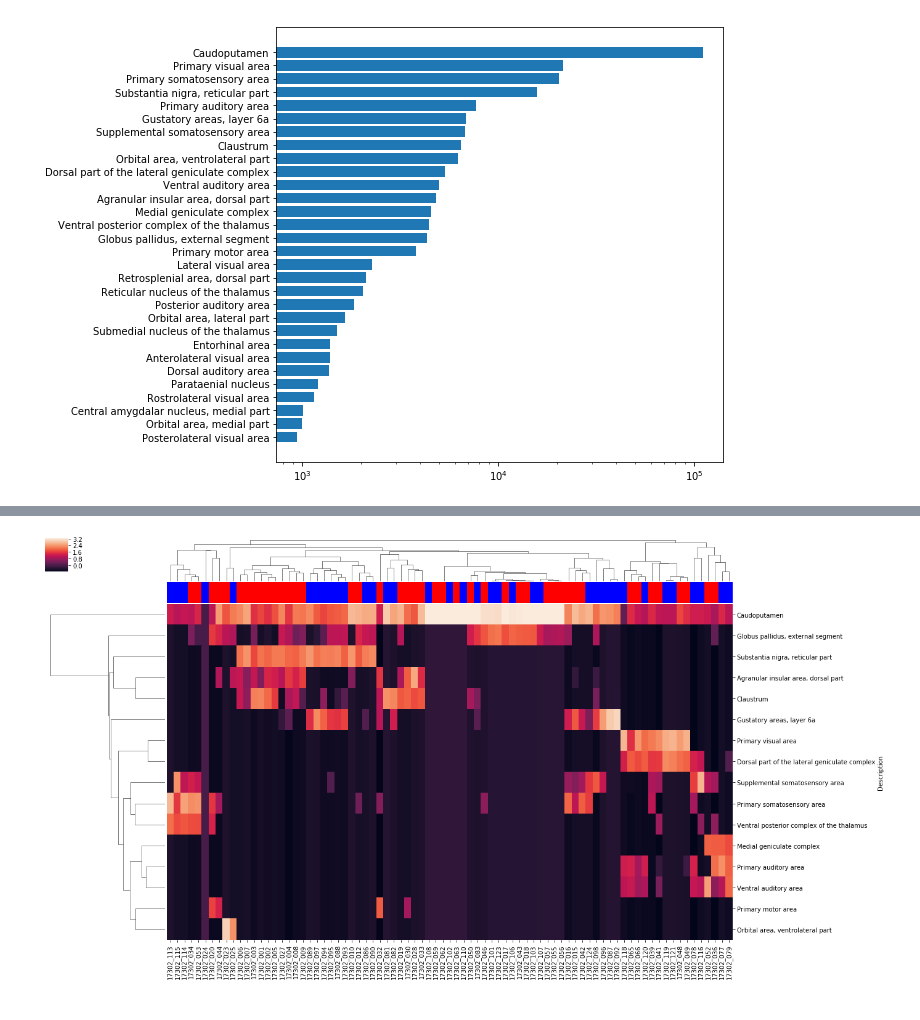
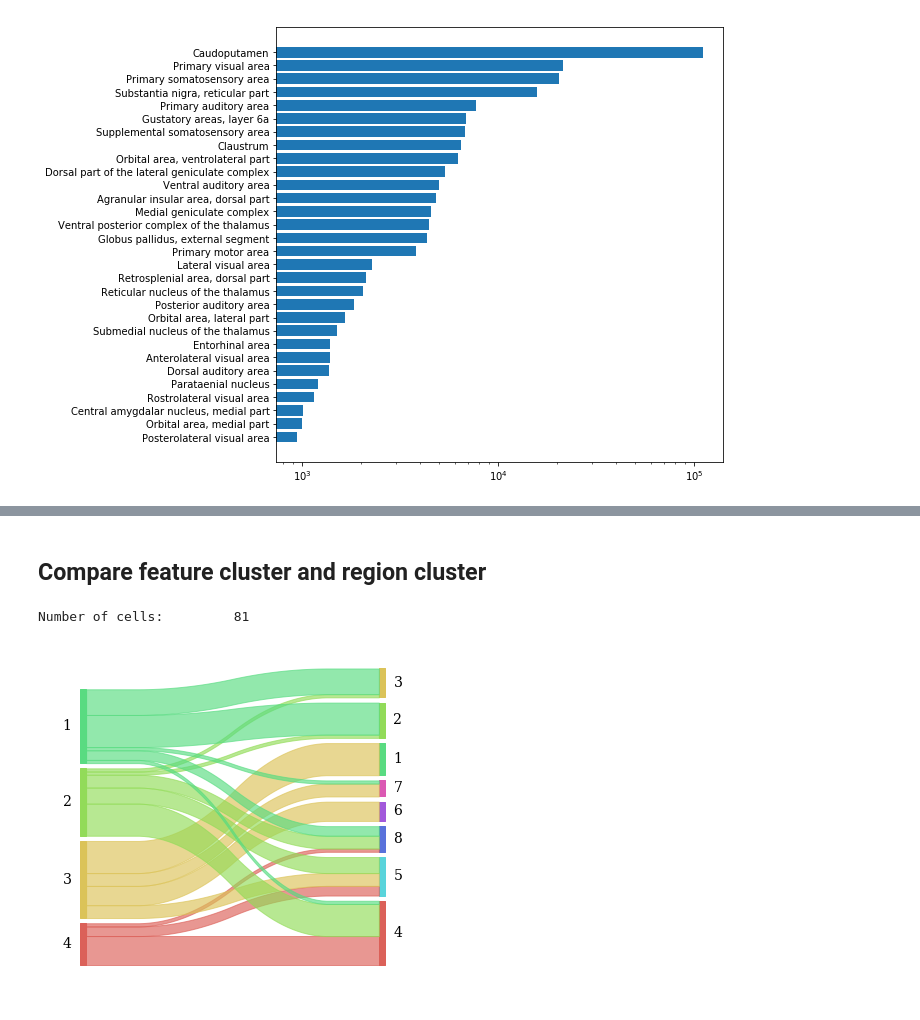
Before and after one commit to pengxie-bioinfo/Morph_analysis, a Jupyter notebook: Brain_regions.ipynb, the cells around one changed output, grey strips where cells are left out. Saved outputs shown, nothing was run; the diff lists cells and outputs as text; code cells hidden in the pictures.

```diff
--- a/Brain_regions.ipynb
+++ b/Brain_regions.ipynb
@@ -284,14 +378,15 @@ g.savefig("Figure/Heatmap_Location_AllNeurons.pdf")
-# %%
-hemi_lut = {1:'r', 2:'b'}
-# hemi_col = ["C"+str(i) for i in hemi_location.loc[df.index, 'hemisphere'].tolist()]
-hemi_col = [hemi_lut[i] for i in hemi_location.loc[df.index, 'hemisphere'].tolist()]
-
-
-g = sns.clustermap(df.transpose(), linewidths=0.0, linecolor='white',
-                   col_colors=hemi_col,
-                   vmax=np.percentile(df, 99),
-                   vmin=np.percentile(df, 1),
-                   annot=False, figsize=(20,12))
-g.savefig("Figure/Heatmap_Location_AllNeurons.by_hemisphere.pdf")
-# %% [output]
-[figure, removed]
+# %% [markdown]
+## Compare feature cluster and region cluster
+# %%
+rcl = pd.read_excel("Table/R_cluster.xlsx")
+fcl = pd.read_excel("Table/F_cluster.xlsx")+1
+
+s1 = set(rcl.index.tolist())
+s2 = set(fcl.index.tolist())
+lab = list(s1.intersection(s2))
+print("Number of cells:\t", len(lab))
+
+rcl = rcl.loc[lab]
+fcl = fcl.loc[lab]
+# %% [output]
+Number of cells:         81
@@ -297,0 +397,6 @@ g.savefig("Figure/Heatmap_Location_AllNeurons.by_hemisphere.pdf")
+# %%
+lab = fcl.sort_values("Louvain", ascending=False).index
+lab = fcl.sort_values("Louvain", ascending=False).index
+sankey(fcl.loc[lab, 'Louvain'], rcl.loc[lab, 'cluster'])
+# %% [output]
+[figure, added]
```
Also changed, not shown: parts of 9 cells of this notebook, 15 other files.
